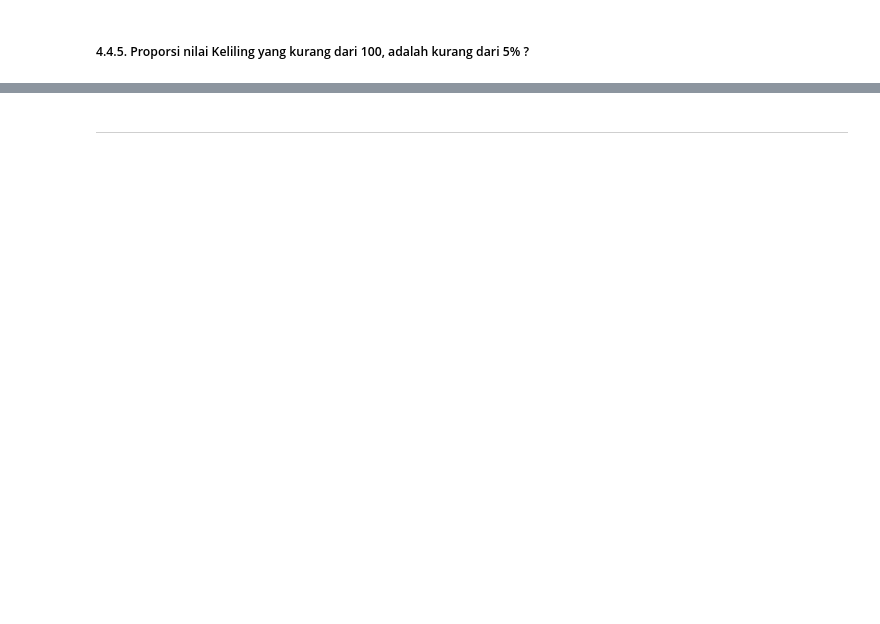
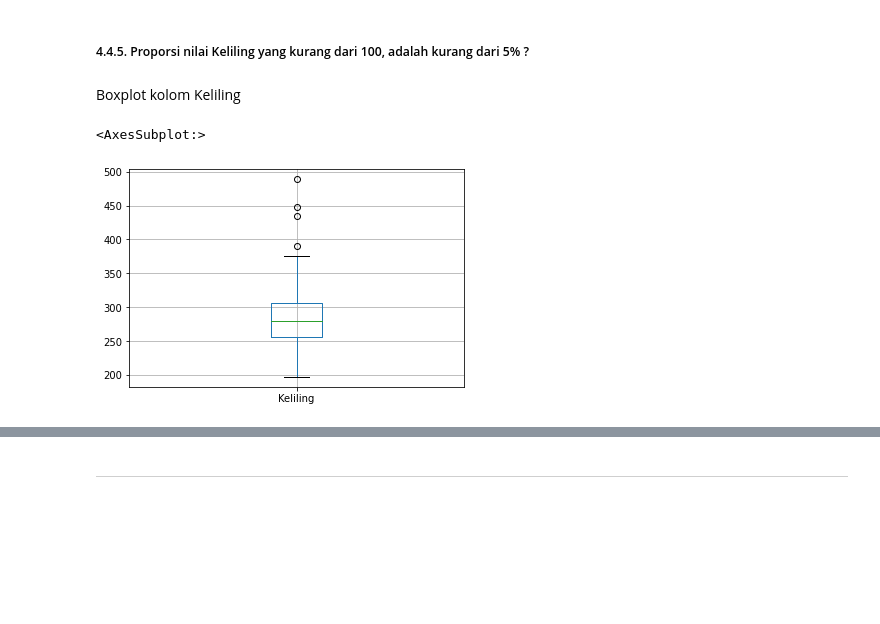
Before and after one commit to Lock1/IF2220-Probstat, a Jupyter notebook: TubesProbstat.ipynb, the cells around one changed output, grey strips where cells are left out. Drawn from its saved outputs; the diff is of its cells as text; code cells hidden in the pictures; blank space fills up the shorter version.

````diff
--- a/TubesProbstat.ipynb
+++ b/TubesProbstat.ipynb
@@ -949,3 +983,10 @@ Nilai $z$ yang dihitung dari uji statistik menunjukan bahwa $z$ terletak pada da
 ```
 # %% [markdown]
 ##### 4.4.5. Proporsi nilai Keliling yang kurang dari 100, adalah kurang dari 5% ?
+# %% [markdown]
+Boxplot kolom Keliling
+# %%
+dataset.boxplot(["Keliling"])
+# %% [output]
+<AxesSubplot:>
+[figure, added]
````
Also changed, not shown: parts of 20 cells of this notebook.
